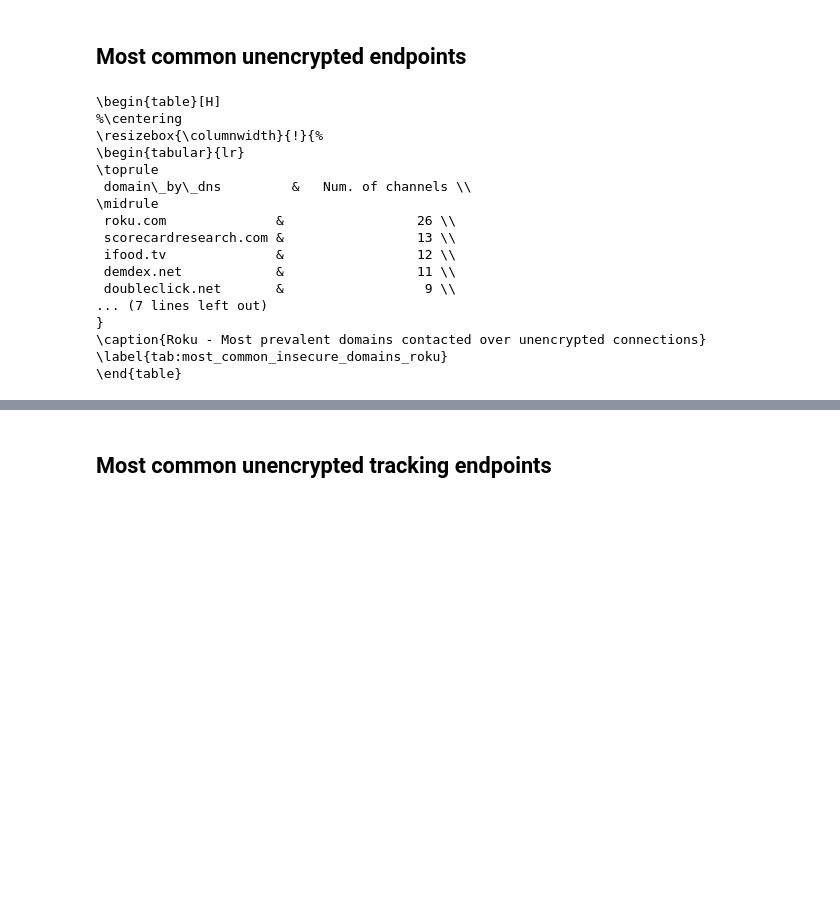
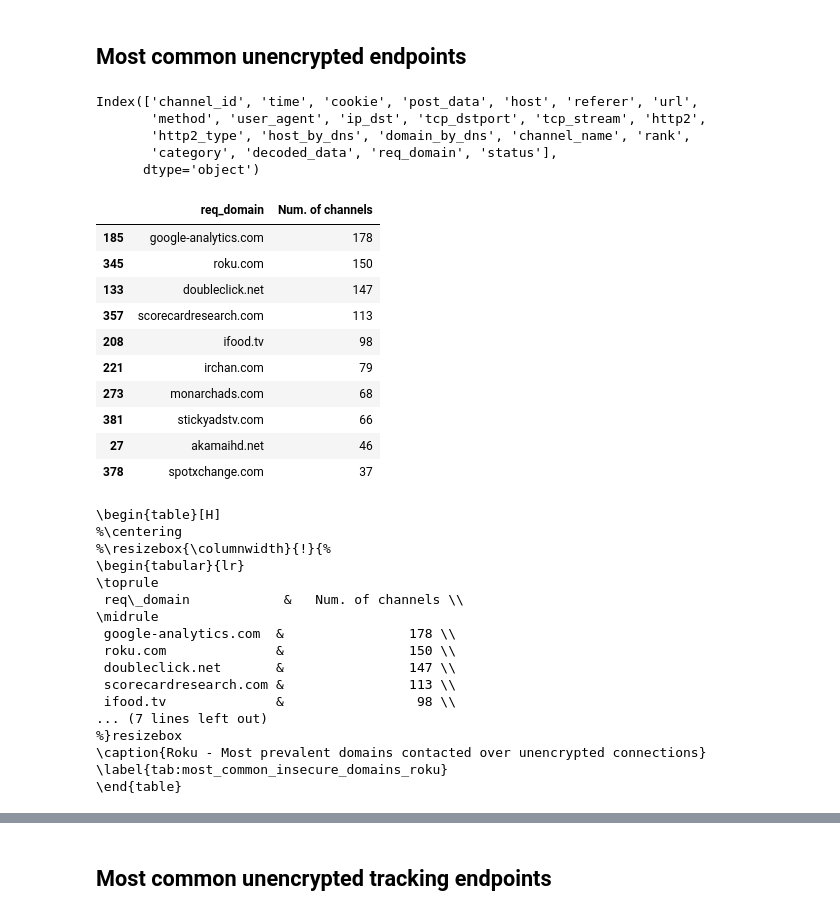
Before and after one commit to citp/ott-tracking, a Jupyter notebook: src/analysis/notebooks/Unencrypted-Connections.ipynb, the cells around one changed output, grey strips where cells are left out. Drawn from its saved outputs; the diff is of its cells as text; code cells hidden in the pictures; blank space fills up the shorter version.

```diff
--- a/src/analysis/notebooks/Unencrypted-Connections.ipynb
+++ b/src/analysis/notebooks/Unencrypted-Connections.ipynb
@@ -278,25 +205,47 @@ def make_latex_table(df, label="LABEL", caption="caption",
     return pre + tabu + post.replace("LABEL", label).replace("CAPTION", caption)
 # %% [markdown]
 ## Most common unencrypted endpoints
+# %%
+requests_roku.columns
+# %% [output]
+Index(['channel_id', 'time', 'cookie', 'post_data', 'host', 'referer', 'url',
+       'method', 'user_agent', 'ip_dst', 'tcp_dstport', 'tcp_stream', 'http2',
+       'http2_type', 'host_by_dns', 'domain_by_dns', 'channel_name', 'rank',
+       'category', 'decoded_data', 'req_domain', 'status'],
+      dtype='object')
+# %%
+df = get_popular_domains_from_reqs(requests_roku)
+df
+# %% [output]
+|  | req_domain | Num. of channels |
+| 185 | google-analytics.com | 178 |
+| 345 | roku.com | 150 |
+| 133 | doubleclick.net | 147 |
+| 357 | scorecardresearch.com | 113 |
+| 208 | ifood.tv | 98 |
+| 221 | irchan.com | 79 |
+| 273 | monarchads.com | 68 |
+| 381 | stickyadstv.com | 66 |
+| 27 | akamaihd.net | 46 |
+| 378 | spotxchange.com | 37 |
 # %%
-df = get_popular_domains(requests_roku)
 print(make_latex_table(df, caption="Roku - Most prevalent domains contacted over unencrypted connections",
                        label="most_common_insecure_domains_roku"))
 # %% [output]
 \begin{table}[H]
 %\centering
-\resizebox{\columnwidth}{!}{%
+%\resizebox{\columnwidth}{!}{%
 \begin{tabular}{lr}
 \toprule
- domain\_by\_dns         &   Num. of channels \\
+ req\_domain            &   Num. of channels \\
 \midrule
- roku.com              &                 26 \\
- scorecardresearch.com &                 13 \\
- ifood.tv              &                 12 \\
- demdex.net            &                 11 \\
- doubleclick.net       &                  9 \\
+ google-analytics.com  &                178 \\
+ roku.com              &                150 \\
+ doubleclick.net       &                147 \\
+ scorecardresearch.com &                113 \\
+ ifood.tv              &                 98 \\
 ... (7 lines left out)
-}
+%}resizebox
 \caption{Roku - Most prevalent domains contacted over unencrypted connections}
 \label{tab:most_common_insecure_domains_roku}
 \end{table}
```
Also changed, not shown: parts of 66 cells of this notebook, 6 other files.
